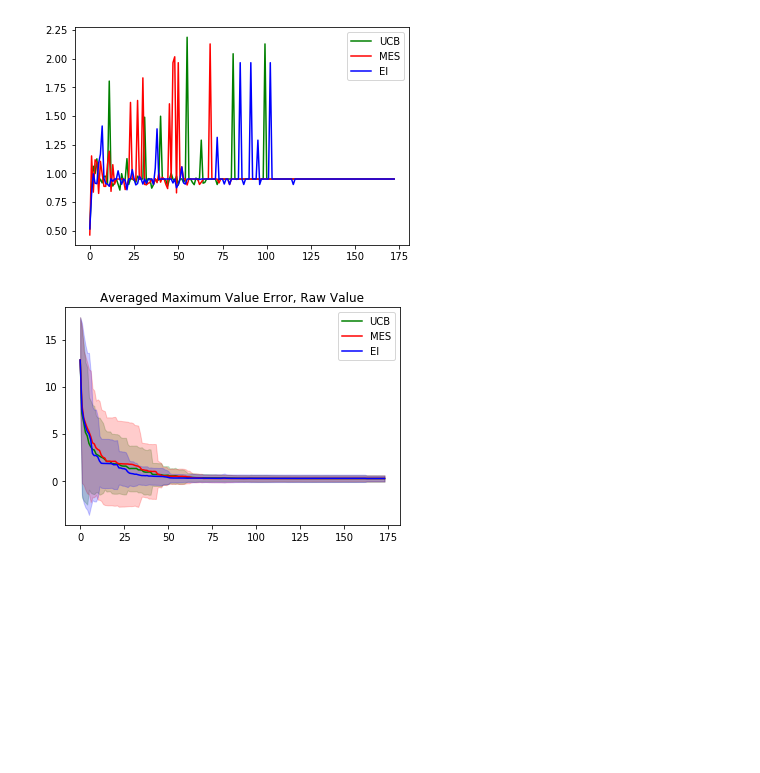
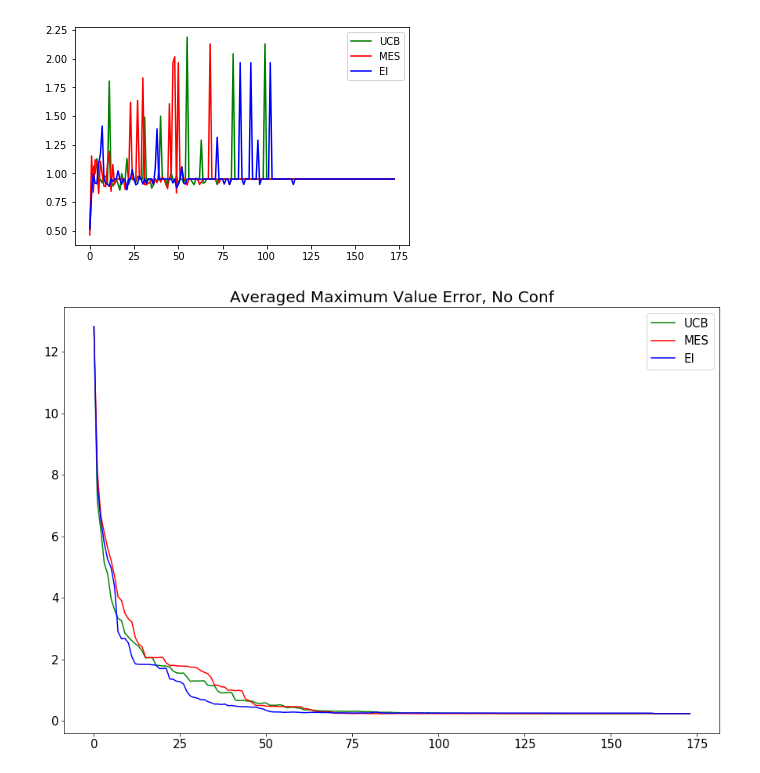
Before and after one commit to expeditionary-robotics/informative-path-planning, a Jupyter notebook: data_processing.ipynb, the cells around one changed output. Drawn from its saved outputs; the diff is of its cells as text; code cells hidden in the pictures; blank space fills up the shorter version.

```diff
--- a/data_processing.ipynb
+++ b/data_processing.ipynb
@@ -15,6 +15,13 @@ from matplotlib import cm
 import os
 
 %matplotlib inline
+
+plt.rcParams['xtick.labelsize'] = 15
+plt.rcParams['ytick.labelsize'] = 15
+plt.rcParams['axes.labelsize'] = 20
+plt.rcParams['axes.titlesize'] = 20
+plt.rcParams['figure.figsize'] = (15,10)
+# print plt.rcParams.keys()
 # %%
 #get the data files
 f_mean = []
@@ -304,7 +313,7 @@ plt.show()
 # %% [output]
 [figure]
 # %%
-def make_plots(param,title,d=20, plot_confidence=False):
+def make_plots(param,title,d=20, plot_confidence=False, save_fig=False):
     #based upon the definition of rate of convergence
     ucb = [0 for m in range(174)]
     mes = [0 for m in range(174)]
@@ -342,34 +351,37 @@ def make_plots(param,title,d=20, plot_confidence=False):
             t1.append(m[i])
             t2.append(n[i])
             t3.append(o[i])
         vucb.append(np.std(t1))
         vmes.append(np.std(t2))
         vei.append(np.std(t3))
 
     plt.plot([l/d for l in ucb], 'g', label='UCB')
     plt.plot([l/d for l in mes], 'r', label='MES')
     plt.plot([l/d for l in ei], 'b', label='EI')
 
     if plot_confidence:
         x = [i for i in range(174)]
         y1 = [l/d + m for l,m in zip(ucb,vucb)]
         y2 = [l/d - m for l,m in zip(ucb,vucb)]
 
         y3 = [l/d + m for l,m in zip(mes,vmes)]
         y4 = [l/d - m for l,m in zip(mes,vmes)]
 
         y5 = [l/d + m for l,m in zip(ei,vei)]
         y6 = [l/d - m for l,m in zip(ei,vei)]
 
         plt.fill_between(x, y1, y2, color='g', alpha=0.2)
         plt.fill_between(x, y3, y4, color='r', alpha=0.2)
         plt.fill_between(x, y5, y6, color='b', alpha=0.2)
 
-    plt.legend()
+    plt.legend(fontsize=15)
+
+    if save_fig:
+        plt.savefig(title)
     plt.title(title)
     plt.show()
 
-make_plots('max_val_error', 'Averaged Maximum Value Error, Raw Value', 40, True)
+make_plots('max_val_error', 'Averaged Maximum Value Error, No Conf', 40, False, True)
 # %% [output]
-[figure, old version]
+[figure, new version]
 # %%
```
Also changed, not shown: parts of 5 cells of this notebook, 3 other files.
